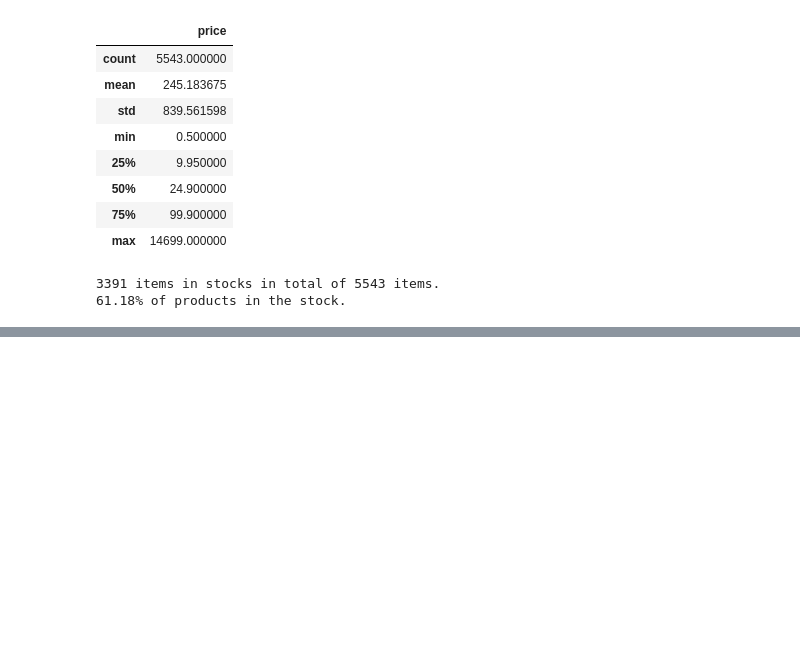
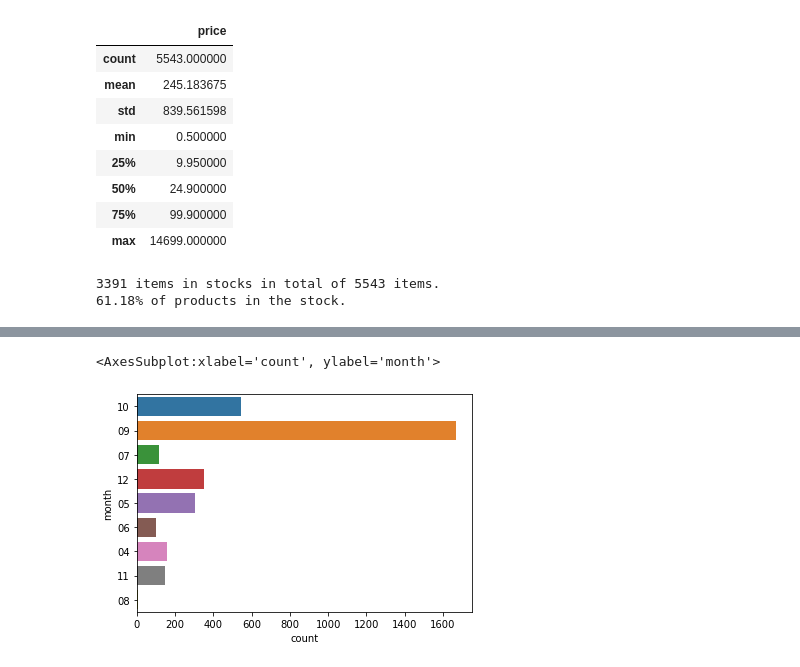
Before and after one commit to imagination-ai/kerem-side-projects-monorepo, a Jupyter notebook: inflation/analysis/descriptive-analysis.ipynb, the cells around one changed output, grey strips where cells are left out. Drawn from its saved outputs; the diff is of its cells as text; code cells hidden in the pictures; blank space fills up the shorter version.

```diff
--- a/inflation/analysis/descriptive-analysis.ipynb
+++ b/inflation/analysis/descriptive-analysis.ipynb
@@ -71,0 +159,11 @@ print(f"{len(df[df['in_stock'] == True])} items in stocks in total of {len(df)}
+# %%
+# monthly data frequencies
+
+# derive monthly data
+
+df_in_stock['month'] = df_in_stock['date'].apply(lambda x: pd.Timestamp.strftime(x, '%m'))
+# %%
+sns.countplot(y="month", data=df_in_stock)
+# %% [output]
+<AxesSubplot:xlabel='count', ylabel='month'>
+[figure, added]
```
Also changed, not shown: parts of 14 cells of this notebook, 2 other files.
